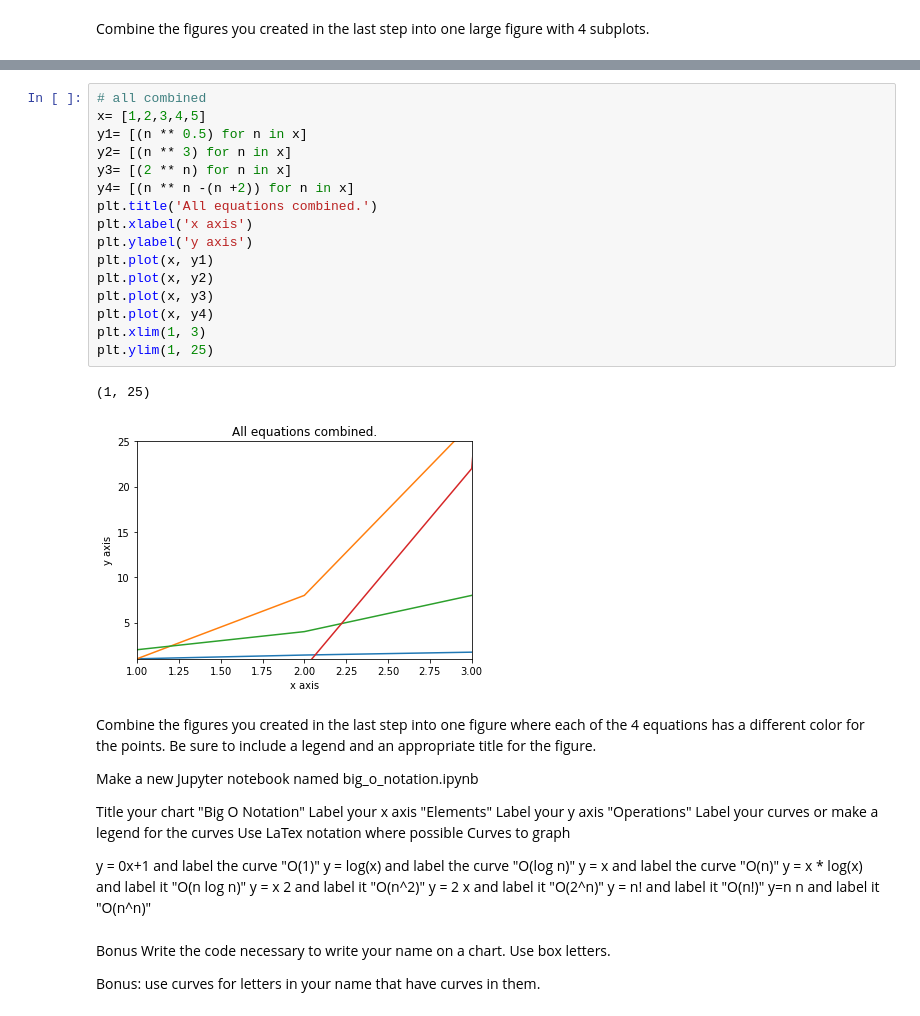
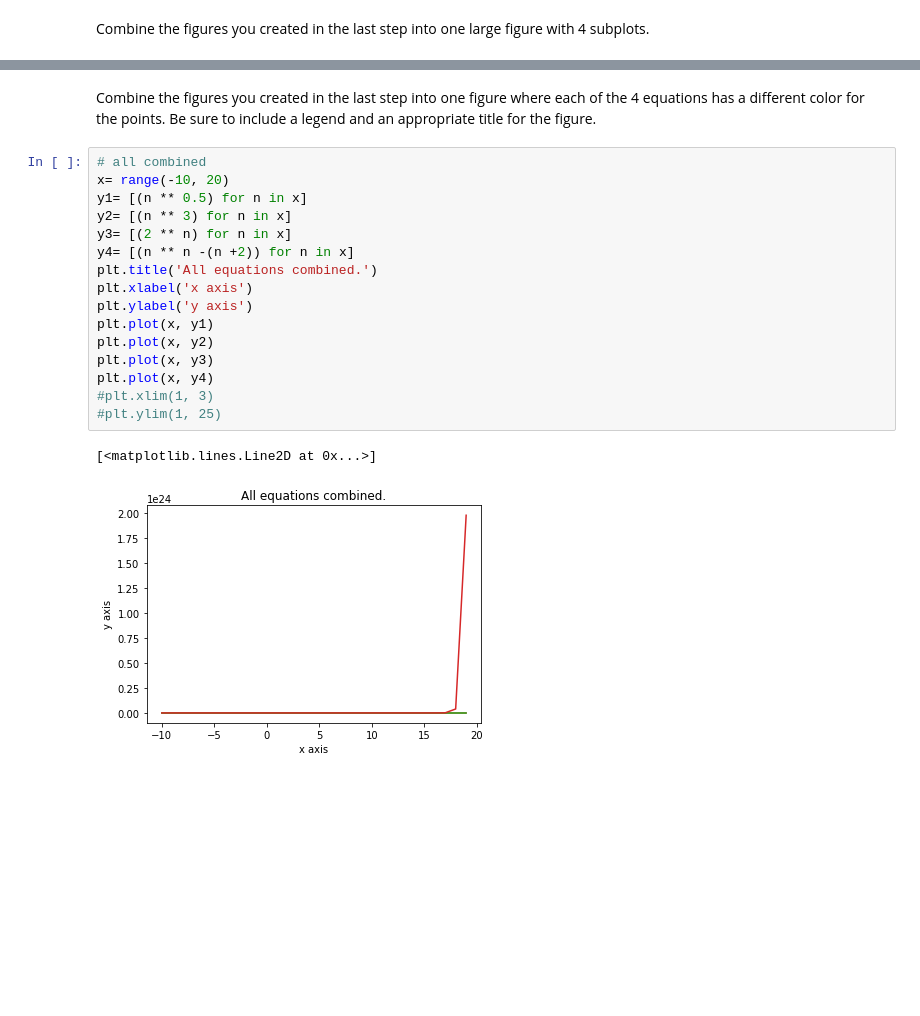
Before and after one commit to GabbyBarajasBroussard/numpy-pandas-visualization-exercise, a Jupyter notebook: matplotlib_exercises.ipynb, the cells around one changed output, grey strips where cells are left out. Cells and saved outputs as stored; diff of their text form; blank space fills up the shorter version.

```diff
--- a/matplotlib_exercises.ipynb
+++ b/matplotlib_exercises.ipynb
@@ -113,51 +118,21 @@ plt.show()
+# %% [markdown]
+Combine the figures you created in the last step into one figure where each of the 4 equations has a different color for the points. Be sure to include a legend and an appropriate title for the figure.
 # %%
 # all combined
-x= [1,2,3,4,5]
+x= range(-10, 20)
 y1= [(n ** 0.5) for n in x]
 y2= [(n ** 3) for n in x]
 y3= [(2 ** n) for n in x]
 y4= [(n ** n -(n +2)) for n in x]
 plt.title('All equations combined.')
 plt.xlabel('x axis')
 plt.ylabel('y axis')
 plt.plot(x, y1)
 plt.plot(x, y2)
 plt.plot(x, y3)
 plt.plot(x, y4)
-plt.xlim(1, 3)
-plt.ylim(1, 25)
+#plt.xlim(1, 3)
+#plt.ylim(1, 25)
 # %% [output]
-(1, 25)
+[<matplotlib.lines.Line2D at 0x...>]
-[figure, old version]
+[figure, new version]
-# %% [markdown]
-Combine the figures you created in the last step into one figure where each of the 4 equations has a different color for the points. Be sure to include a legend and an appropriate title for the figure.
-
-Make a new Jupyter notebook named big_o_notation.ipynb
-
-Title your chart "Big O Notation"
-Label your x axis "Elements"
-Label your y axis "Operations"
-Label your curves or make a legend for the curves
-Use LaTex notation where possible
-Curves to graph
-
-y = 0x+1
- and label the curve "O(1)"
-y = log(x)
- and label the curve "O(log n)"
-y = x
- and label the curve "O(n)"
-y = x * log(x)
- and label it "O(n log n)"
-y = x 2
- and label it "O(n^2)"
-y = 2 x
- and label it "O(2^n)"
-y = n!
- and label it "O(n!)"
-y=n n
- and label it "O(n^n)"
-# %% [markdown]
-Bonus Write the code necessary to write your name on a chart. Use box letters.
-
-Bonus: use curves for letters in your name that have curves in them.
```
Also changed, not shown: parts of 6 cells of this notebook.
